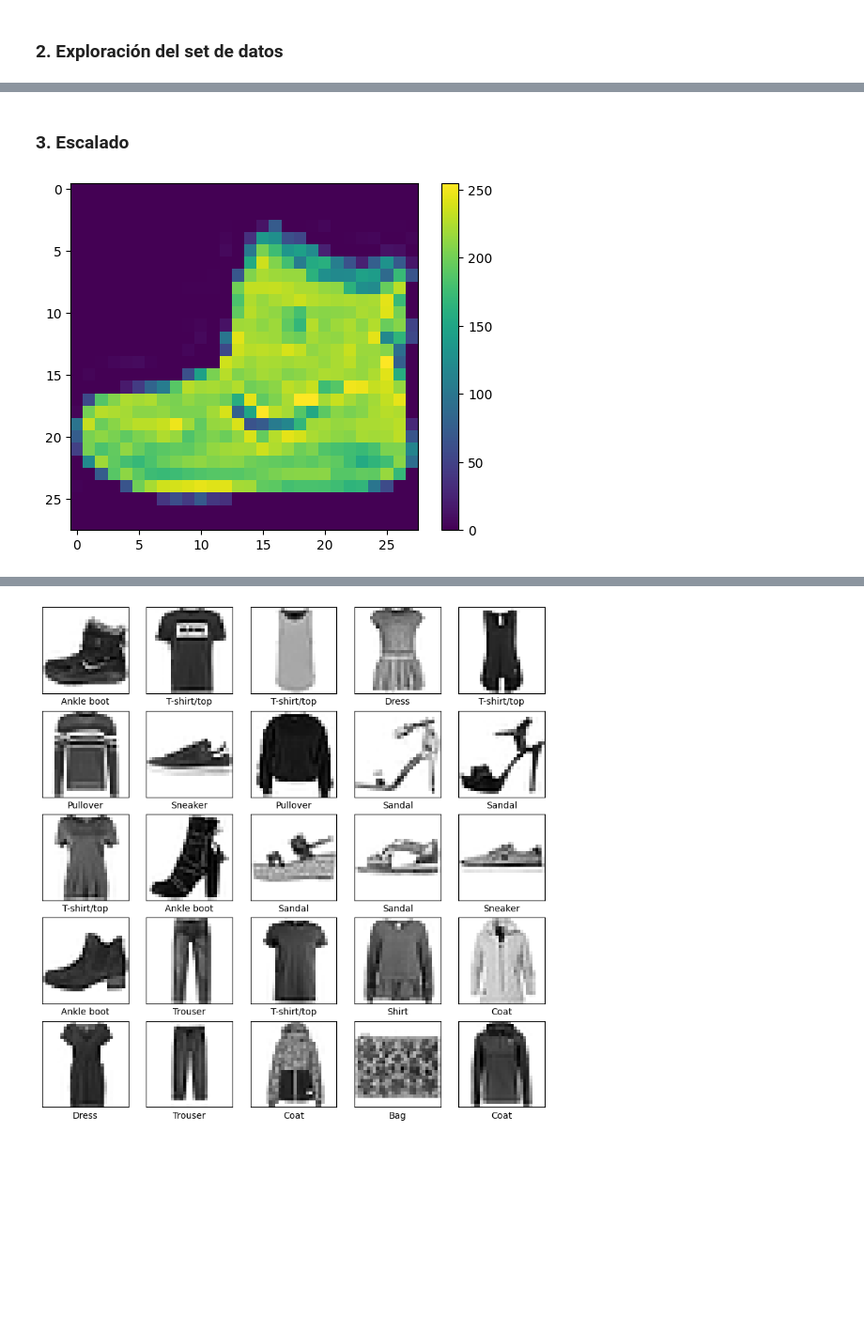
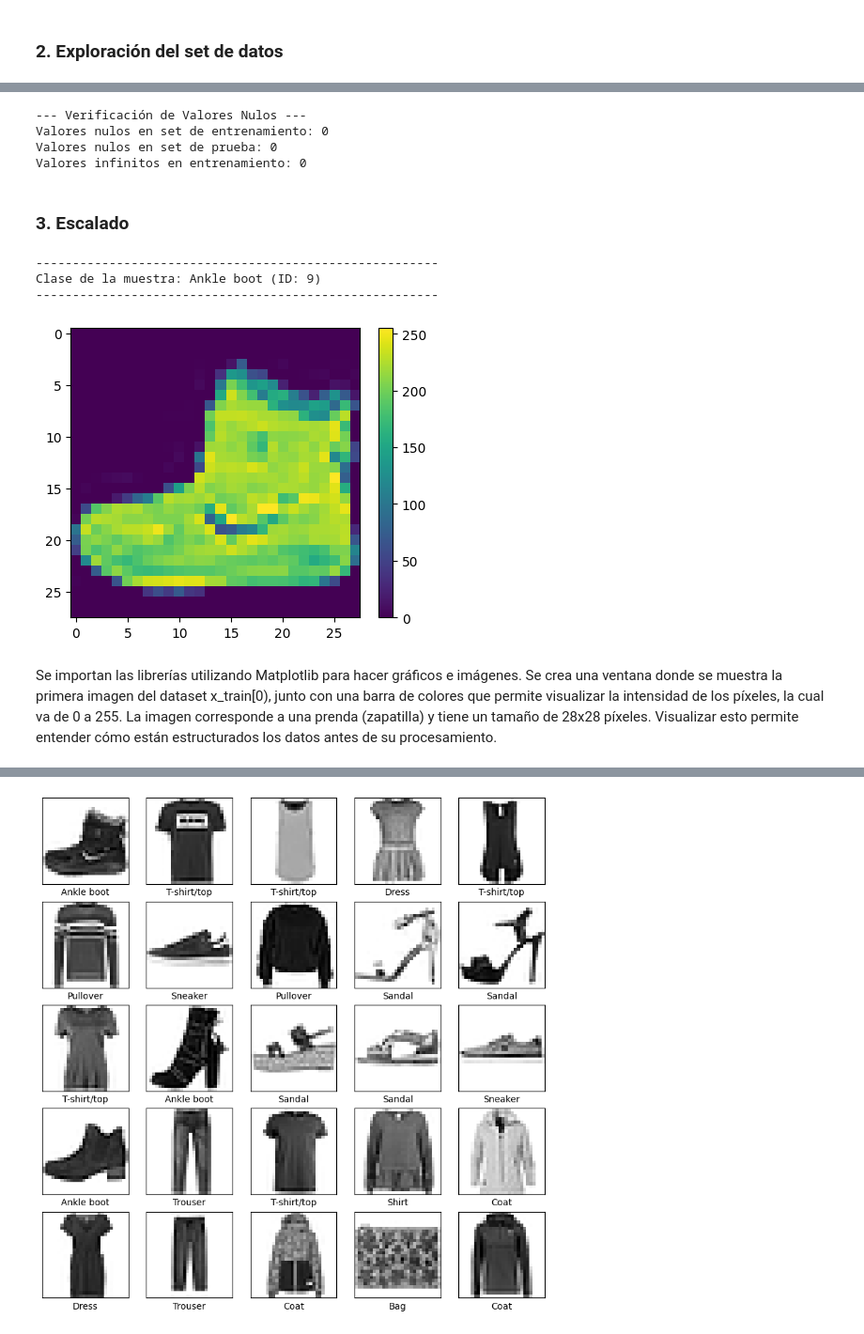
Before and after one commit to konishogu/DeepLearning, a Jupyter notebook: EVALUACION_1.ipynb, the cells around one changed output, grey strips where cells are left out. Shown at 94% size. Saved outputs shown, nothing was run; the diff lists cells and outputs as text; code cells hidden in the pictures; blank space fills up the shorter version.

```diff
--- a/EVALUACION_1.ipynb
+++ b/EVALUACION_1.ipynb
@@ -83,12 +122,46 @@ class_names = ['T-shirt/top', 'Trouser', 'Pullover', 'Dress', 'Coat',
+# %%
+# Revisión de valores nulos
+def check_missing_values(x_train, x_test):
+    print("--- Verificación de Valores Nulos ---")
+
+    # En arreglos de NumPy, usamos np.isnan()
+    # .sum() contará cuántos True (nulos) existen
+    nulos_train = np.isnan(x_train).sum()
+    nulos_test = np.isnan(x_test).sum()
+
+    print(f"Valores nulos en set de entrenamiento: {nulos_train}")
+    print(f"Valores nulos en set de prueba: {nulos_test}")
+
+    # También es útil revisar si hay valores infinitos (raro en imágenes, pero posible)
+    infinitos_train = np.isinf(x_train).sum()
+    print(f"Valores infinitos en entrenamiento: {infinitos_train}")
+
+# Llamada a la función
+check_missing_values(X_train_full, X_test)
+# %% [output]
+--- Verificación de Valores Nulos ---
+Valores nulos en set de entrenamiento: 0
+Valores nulos en set de prueba: 0
+Valores infinitos en entrenamiento: 0
 # %% [markdown]
 ### **3. Escalado**
-# %%
-import matplotlib.pyplot as plt
-
-plt.figure()
-plt.imshow(x_train[0])
-plt.colorbar()
-plt.grid(False)
-plt.show()
-# %% [output]
-[figure, removed]
+# %%
+# Configurar la impresión para ver la matriz completa
+np.set_printoptions(linewidth=200)
+
+print(f"-------------------------------------------------------")
+print(f"Clase de la muestra: {class_names[y_train_full[0]]} (ID: {y_train_full[0]})")
+print(f"-------------------------------------------------------")
+
+plt.figure(figsize=(5,4))
+plt.imshow(X_train_full[0])
+plt.colorbar()
+plt.grid(False)
+plt.show()
+# %% [output]
+-------------------------------------------------------
+Clase de la muestra: Ankle boot (ID: 9)
+-------------------------------------------------------
+[figure, added]
+# %% [markdown]
+Se importan las librerías utilizando Matplotlib para hacer gráficos e imágenes. Se crea una ventana donde se muestra la primera imagen del dataset x_train[0), junto con una barra de colores que permite visualizar la intensidad de los píxeles, la cual va de 0 a 255. La imagen corresponde a una prenda (zapatilla) y tiene un tamaño de 28x28 píxeles. Visualizar esto permite entender cómo están estructurados los datos antes de su procesamiento.
```
Also changed, not shown: parts of 8 cells of this notebook.
